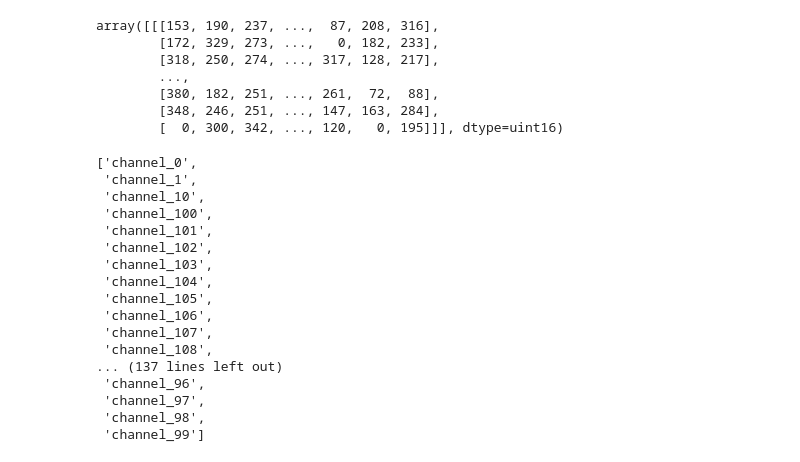
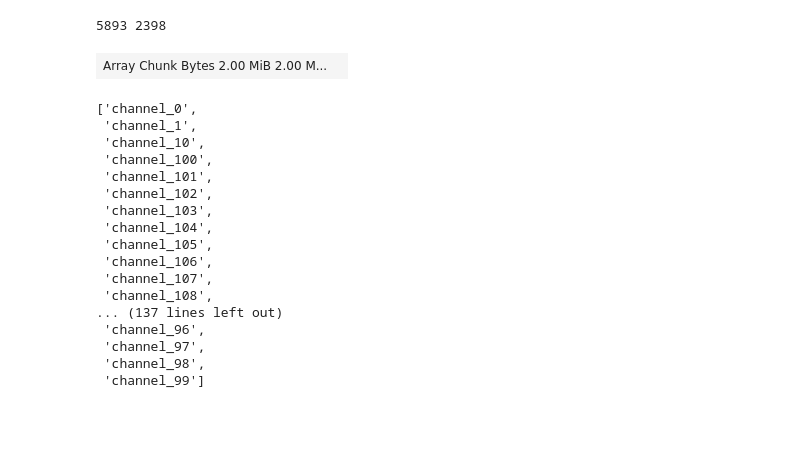
Before and after one commit to mattiasLG/Bachelor_proef_VIB, a Jupyter notebook: src/exploring/inspect.ipynb, the cells around one changed output. Cells and saved outputs as stored; diff of their text form; code cells hidden in the pictures; blank space fills up the shorter version.

```diff
--- a/src/exploring/inspect.ipynb
+++ b/src/exploring/inspect.ipynb
@@ -20,13 +36,19 @@ PathNotFoundError: nothing found at path ''
-# %%
-sdata['channel_22'].values
-# %% [output]
-array([[[153, 190, 237, ...,  87, 208, 316],
-        [172, 329, 273, ...,   0, 182, 233],
-        [318, 250, 274, ..., 317, 128, 217],
-        ...,
-        [380, 182, 251, ..., 261,  72,  88],
-        [348, 246, 251, ..., 147, 163, 284],
-        [  0, 300, 342, ..., 120,   0, 195]]], dtype=uint16)
+# %%
+import random as r
+
+image = sdata['channel_22'].data.squeeze()
+h, w = image.shape
+image_size = 1024
+
+x = r.randint(0, w-image_size)
+y = r.randint(0, h-image_size)
+
+print(x, y)
+
+image[y:y+image_size,x:x+image_size]
+# %% [output]
+5893 2398
+| Array Chunk Bytes 2.00 MiB 2.00 M... |  |
 # %%
 keys = list(sdata.images.keys())
 
```
Also changed, not shown: parts of 33 cells of this notebook, 5 other files.
